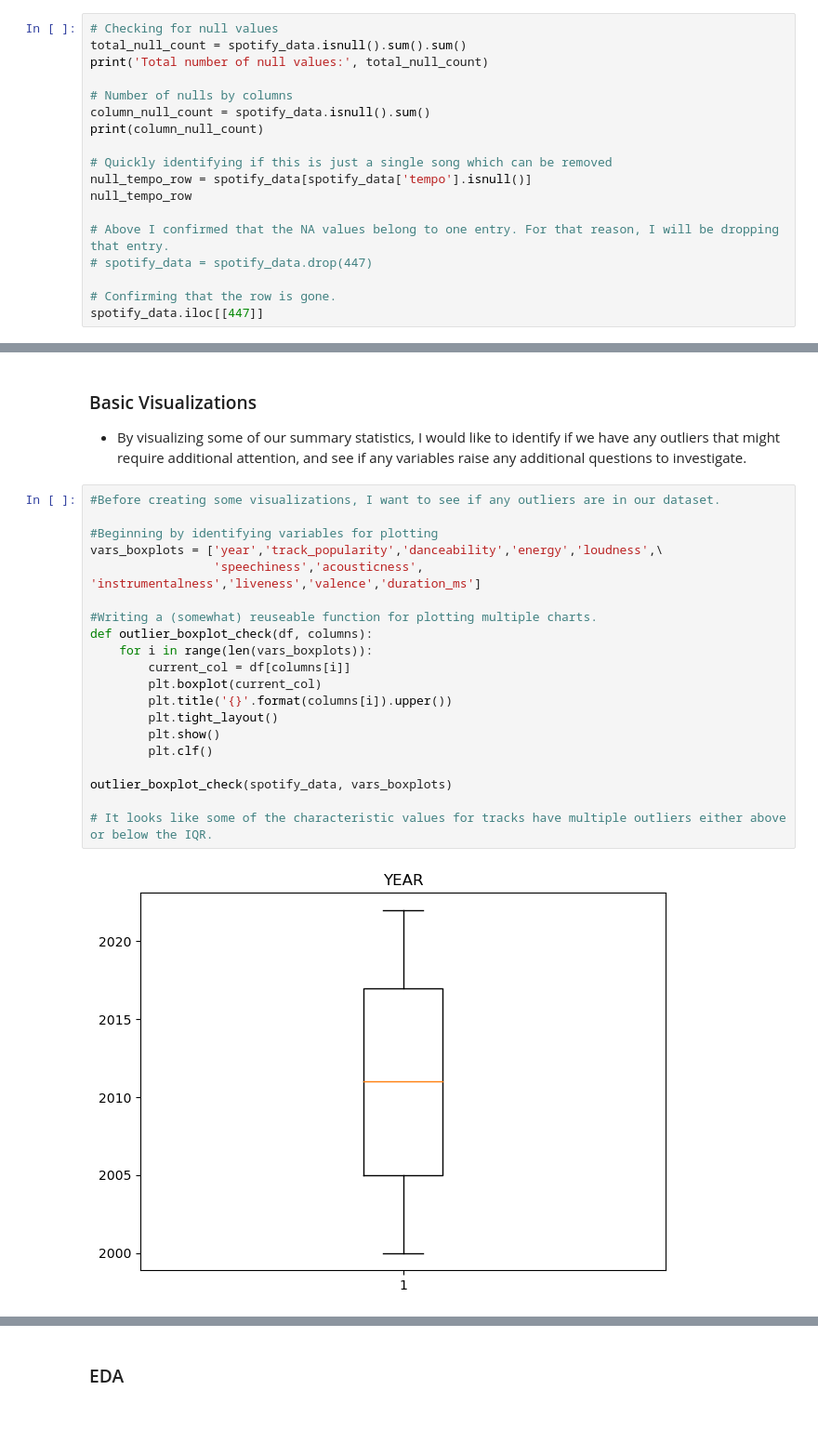
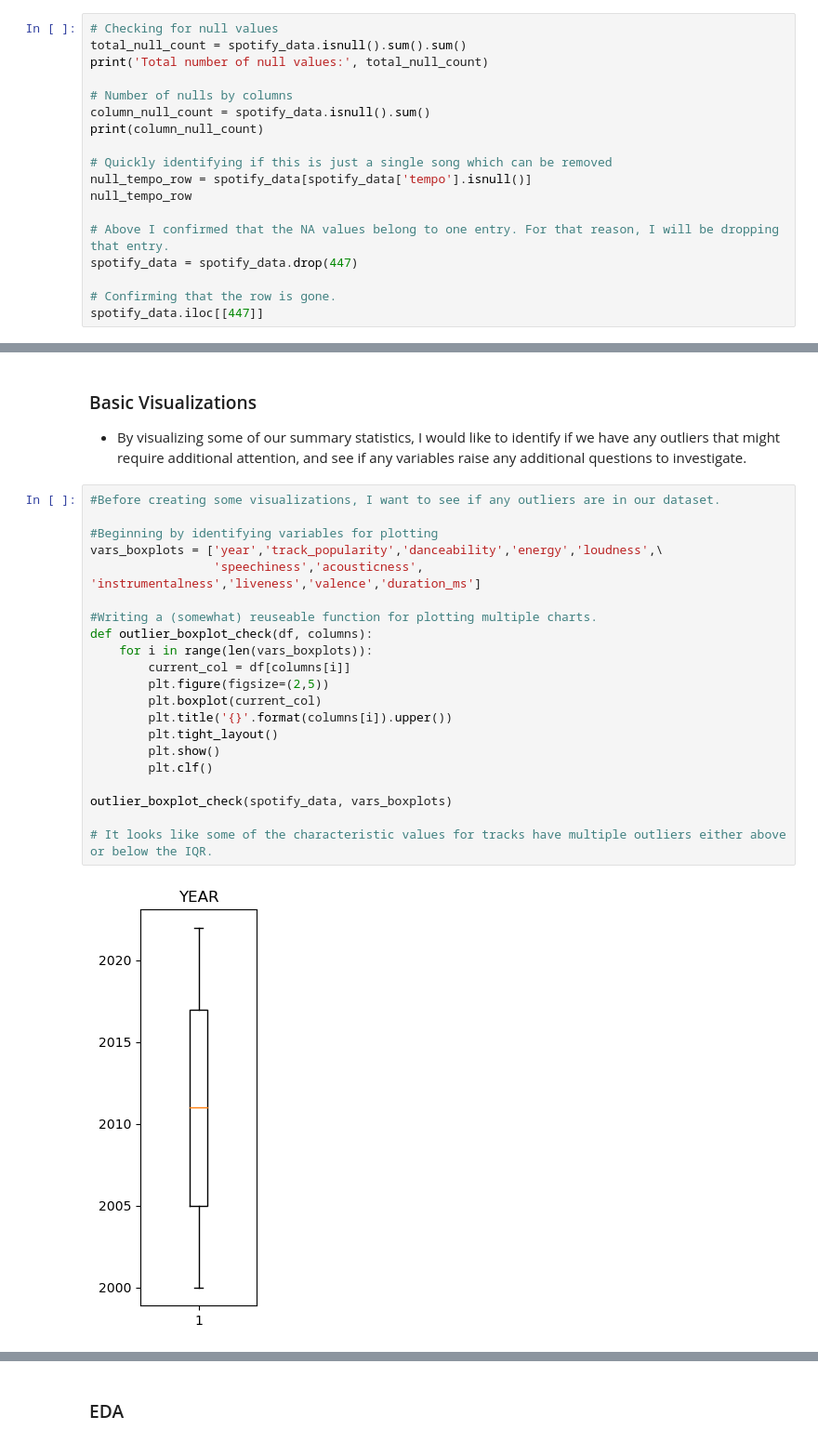
Before and after one commit to BJohanski/Spotify-Track-Analysis-2023, a Jupyter notebook: Spotify-Data-Analysis.ipynb, the cells around one changed output, grey strips where cells are left out. Shown at 93% size. Drawn from its saved outputs; the diff is of its cells as text; blank space fills up the shorter version.

Commit message:
9/24/23 Plot Updates
Updates to EDA plotting & functions

```diff
--- a/Spotify-Data-Analysis.ipynb
+++ b/Spotify-Data-Analysis.ipynb
@@ -146,7 +146,7 @@ null_tempo_row = spotify_data[spotify_data['tempo'].isnull()]
 null_tempo_row
 
 # Above I confirmed that the NA values belong to one entry. For that reason, I will be dropping that entry.
-# spotify_data = spotify_data.drop(447)
+spotify_data = spotify_data.drop(447)
 
 # Confirming that the row is gone.
 spotify_data.iloc[[447]]
@@ -175,22 +177,23 @@ KeyError: '[447] not found in axis'
 # %%
 #Before creating some visualizations, I want to see if any outliers are in our dataset.
 
 #Beginning by identifying variables for plotting
 vars_boxplots = ['year','track_popularity','danceability','energy','loudness',\
                  'speechiness','acousticness', 'instrumentalness','liveness','valence','duration_ms']
 
 #Writing a (somewhat) reuseable function for plotting multiple charts.
 def outlier_boxplot_check(df, columns):
     for i in range(len(vars_boxplots)):
         current_col = df[columns[i]]
+        plt.figure(figsize=(2,5))
         plt.boxplot(current_col)
         plt.title('{}'.format(columns[i]).upper())
         plt.tight_layout()
         plt.show()
         plt.clf()
 
 outlier_boxplot_check(spotify_data, vars_boxplots)
 
 # It looks like some of the characteristic values for tracks have multiple outliers either above or below the IQR.
 # %% [output]
-[figure, old version]
+[figure, new version]
```
Also changed, not shown: parts of 15 cells of this notebook.
